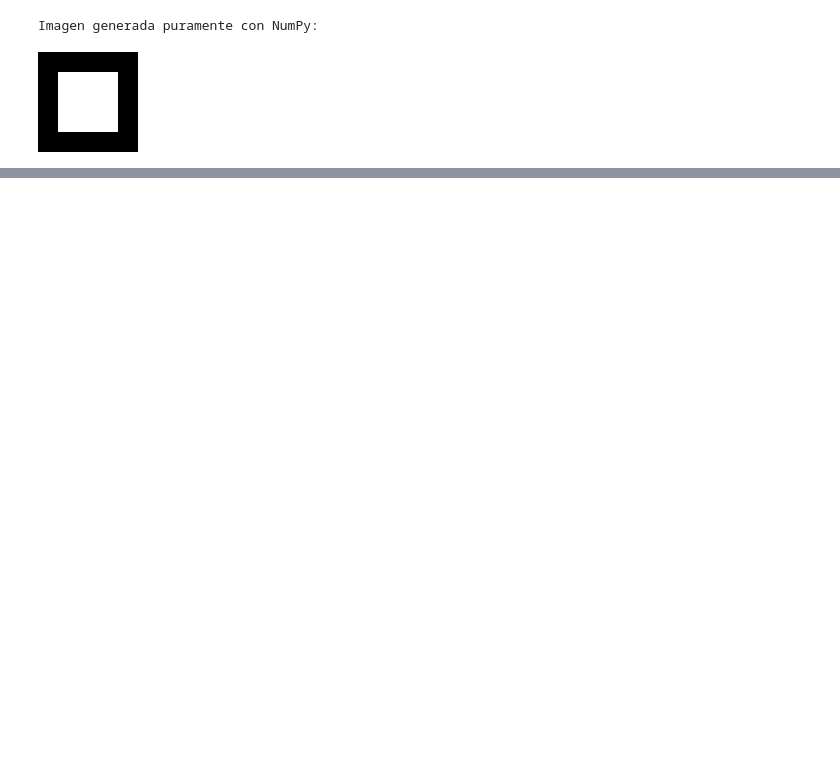
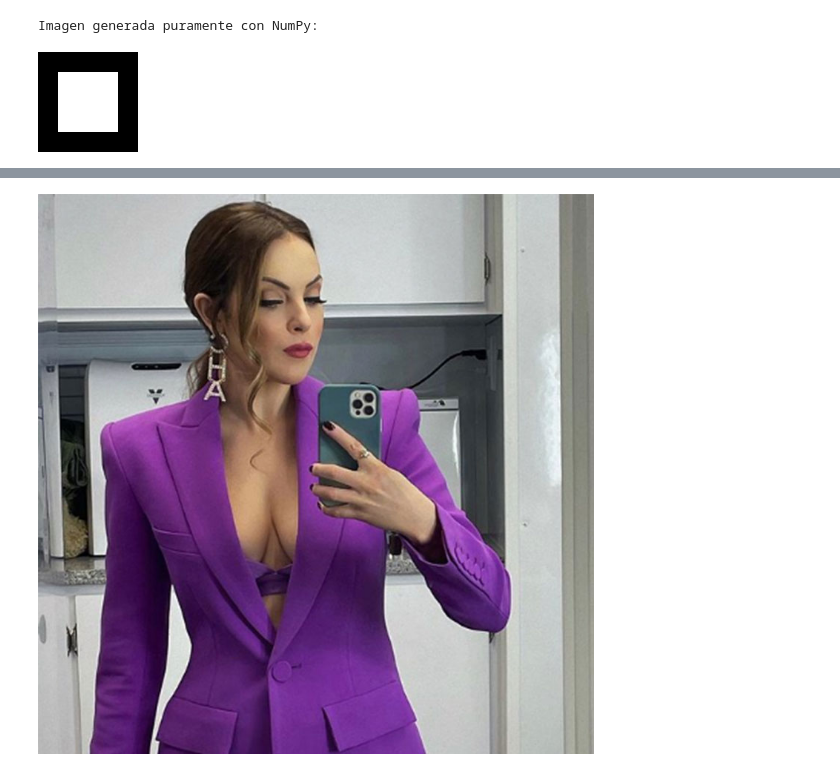
Before and after one commit to GabrielMtzSoltero/trajectoriesWorkshops, a Jupyter notebook: Trajectories_1_1.ipynb, the cells around one changed output, grey strips where cells are left out. Drawn from its saved outputs; the diff is of its cells as text; code cells hidden in the pictures; blank space fills up the shorter version.

```diff
--- a/Trajectories_1_1.ipynb
+++ b/Trajectories_1_1.ipynb
@@ -43,0 +33,5 @@ Por favor, verifica la ruta y el nombre del archivo.
+# %%
+img_liz1 = cv2.imread('liz.jpg')
+cv2_imshow(img_liz1)
+# %% [output]
+[figure, added]
```
Also changed, not shown: parts of 5 cells of this notebook.
